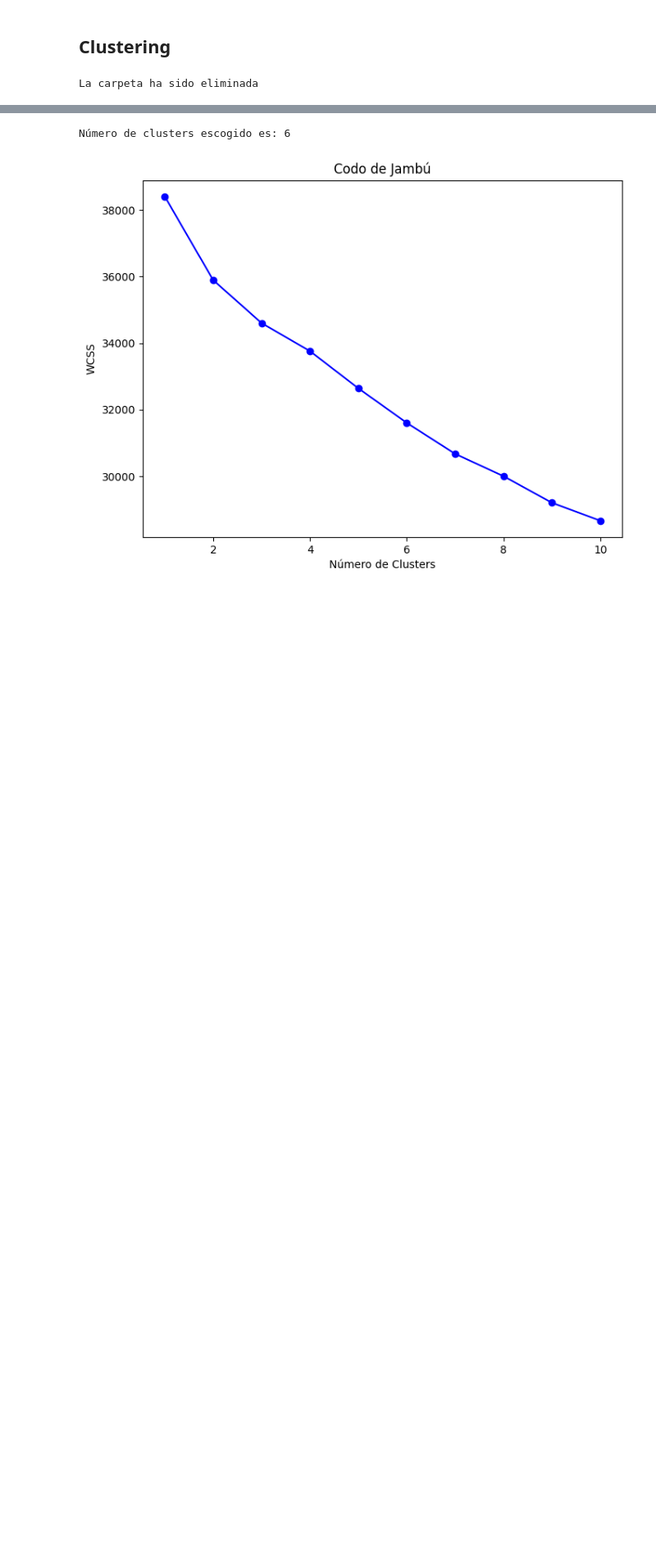
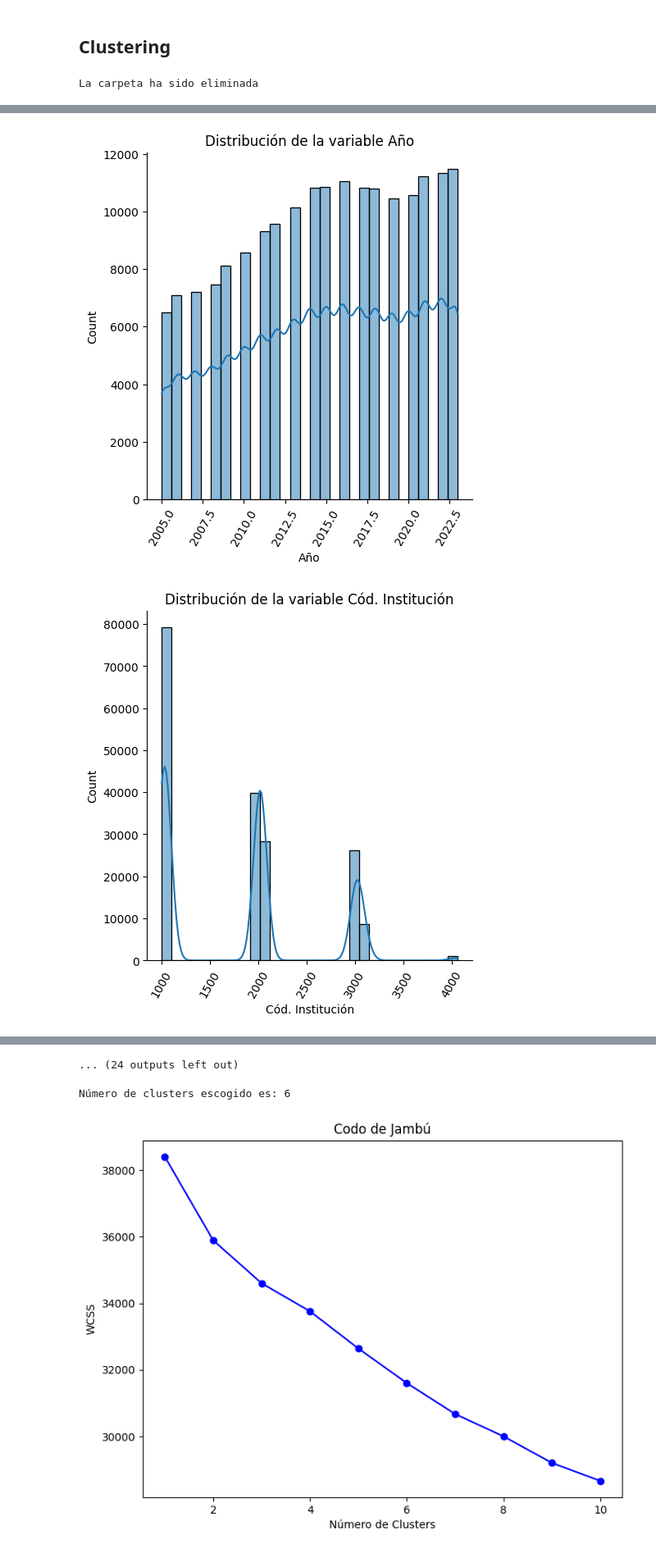
Before and after one commit to pabloskewes/proyecto-mineria-de-datos, a Jupyter notebook: hito2/exploracion.ipynb, the cells around one changed output, grey strips where cells are left out. Shown at 82% size. Saved outputs shown, nothing was run; the diff lists cells and outputs as text; code cells hidden in the pictures; blank space fills up the shorter version.

```diff
--- a/hito2/exploracion.ipynb
+++ b/hito2/exploracion.ipynb
@@ -212,3 +164,5 @@ dtype: float64
+# %%
+df = df.drop(indices_vacios, axis=1)
 # %%
 df.shape
 # %% [output]
@@ -257,6 +185,6 @@ Index(['Año', 'Cód. Institución', 'Nombre Institución', 'Tipo Institución',
 # %%
-x = len(df_limpio["Puntaje de corte (último seleccionado)"])
-y = df_limpio["Puntaje de corte (último seleccionado)"].isnull().sum()
-print(
-    f"Existe {y/x*100}% de nulos en la columna Puntaje de corte (último seleccionado)"
-)
+# x = len(df_limpio["Puntaje de corte (último seleccionado)"])
+# y = df_limpio["Puntaje de corte (último seleccionado)"].isnull().sum()
+# print(
+#     f"Existe {y/x*100}% de nulos en la columna Puntaje de corte (último seleccionado)"
+# )
@@ -306,3 +204,6 @@ dtype: float64
+# %%
+# renombramos la columna Pregrado/Posgrado para que el profiler no las separe
+df = df.rename(columns={"Pregrado/Posgrado": "Pregrado o Posgrado"})
 # %% [markdown]
 ## Clustering
 # %%
@@ -1181,0 +1045,2 @@ El dataset contiene:
+# %%
+prueba = Profiler(df)
@@ -1181,0 +1069,5 @@ El dataset contiene:
+# %%
+prueba.plot_vars(df.columns)
+# %% [output]
+[figure, added]
+[figure, added]
@@ -1182,3 +1084,4 @@ El dataset contiene:
+... (24 outputs left out)
 # %%
 prueba.profile(
     variables=df_limpio.columns,
```
Also changed, not shown: parts of 25 cells of this notebook, 1 other file.
